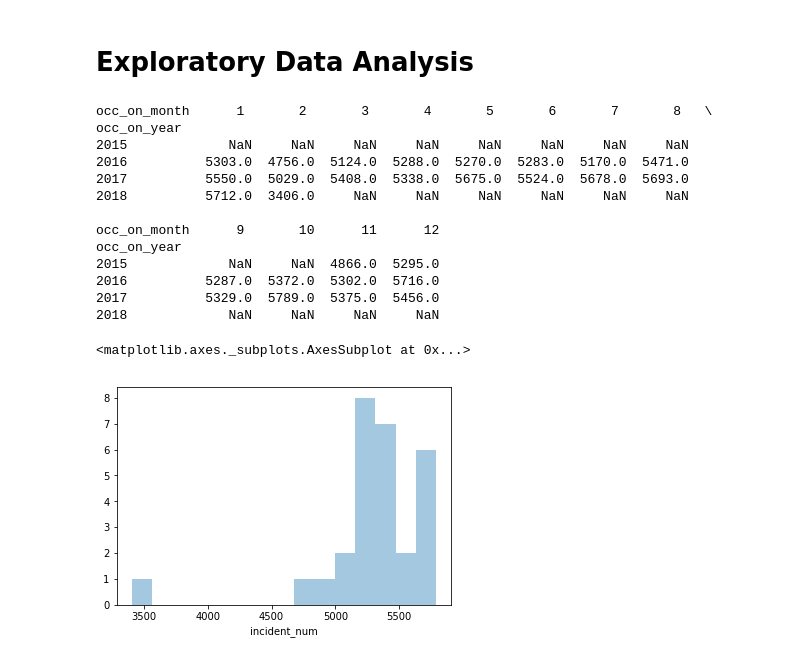
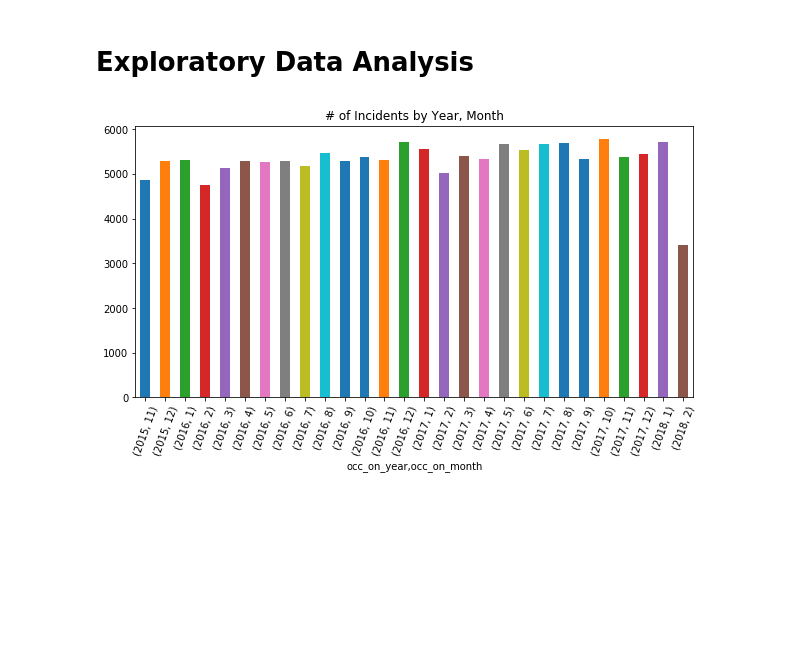
Before and after one commit to jpeterson28/DSCT_Capstone1, a Jupyter notebook: Code.ipynb, the cells around one changed output. Saved outputs shown, nothing was run; the diff lists cells and outputs as text; code cells hidden in the pictures; blank space fills up the shorter version.

```diff
--- a/Code.ipynb
+++ b/Code.ipynb
@@ -176,28 +174,52 @@ occ_to_hr           148465 non-null int64
 occ_to_min          148465 non-null int64
 dtypes: datetime64[ns](2), int64(10), object(9)
 memory usage: 24.9+ MB
+# %%
+# Classify incident times into 4hr bucket groups
+# A: 0-3, B: 4-7, C: 8-11, D: 12-15, E: 16-19, F: 20-23
+occ_on_hr_grp = []
+for row in crime_clean.occ_on_hr:
+    if row in [0,1,2,3]:
+        occ_on_hr_grp.append('A')
+    elif row in [4,5,6,7]:
+        occ_on_hr_grp.append('B')
+    elif row in [8,9,10,11]:
+        occ_on_hr_grp.append('C')
+    elif row in [12,13,14,15]:
+        occ_on_hr_grp.append('D')
+    elif row in [16,17,18,19]:
+        occ_on_hr_grp.append('E')
+    else:
+        occ_on_hr_grp.append('F')
+
+crime_clean['occ_on_hr_grp'] = occ_on_hr_grp
+# %%
+# Classify incident months into seasons
+# Spring(3,4,5), Summer(6,7,8), Fall(9,10,11), Winter(12,1,2)
+occ_on_season = []
+for row in crime_clean.occ_on_month:
+    if row in [3,4,5]:
+        occ_on_season.append('Spring')
+    elif row in [6,7,8]:
+        occ_on_season.append('Summer')
+    elif row in [9,10,11]:
+        occ_on_season.append('Fall')
+    else:
+        occ_on_season.append('Winter')
+
+crime_clean['occ_on_season'] = occ_on_season
+
+# crime_clean is the clean data set
 # %% [markdown]
 # Exploratory Data Analysis
 # %%
 # Number of incidents per month by year
 inc_mon_yr = crime_clean.groupby(['occ_on_year', 'occ_on_month'])['incident_num'].count()
-print(inc_mon_yr.unstack())
-sns.distplot(inc_mon_yr, kde=False)
+inc_mon_yr
+inc_mon_yr.plot(kind='bar', figsize=(10,5), rot=70)
+plt.title('# of Incidents by Year, Month')
+plt.show()
 # %% [output]
-occ_on_month      1       2       3       4       5       6       7       8   \
-occ_on_year
-2015             NaN     NaN     NaN     NaN     NaN     NaN     NaN     NaN
-2016          5303.0  4756.0  5124.0  5288.0  5270.0  5283.0  5170.0  5471.0
-2017          5550.0  5029.0  5408.0  5338.0  5675.0  5524.0  5678.0  5693.0
-2018          5712.0  3406.0     NaN     NaN     NaN     NaN     NaN     NaN
-
-occ_on_month      9       10      11      12
-occ_on_year
-2015             NaN     NaN  4866.0  5295.0
-2016          5287.0  5372.0  5302.0  5716.0
-2017          5329.0  5789.0  5375.0  5456.0
-2018             NaN     NaN     NaN     NaN
-<matplotlib.axes._subplots.AxesSubplot at 0x...>
-[figure, old version]
+[figure, new version]
 # %%
 # Number of types of crime per month by year
```
Also changed, not shown: parts of 11 cells of this notebook.
